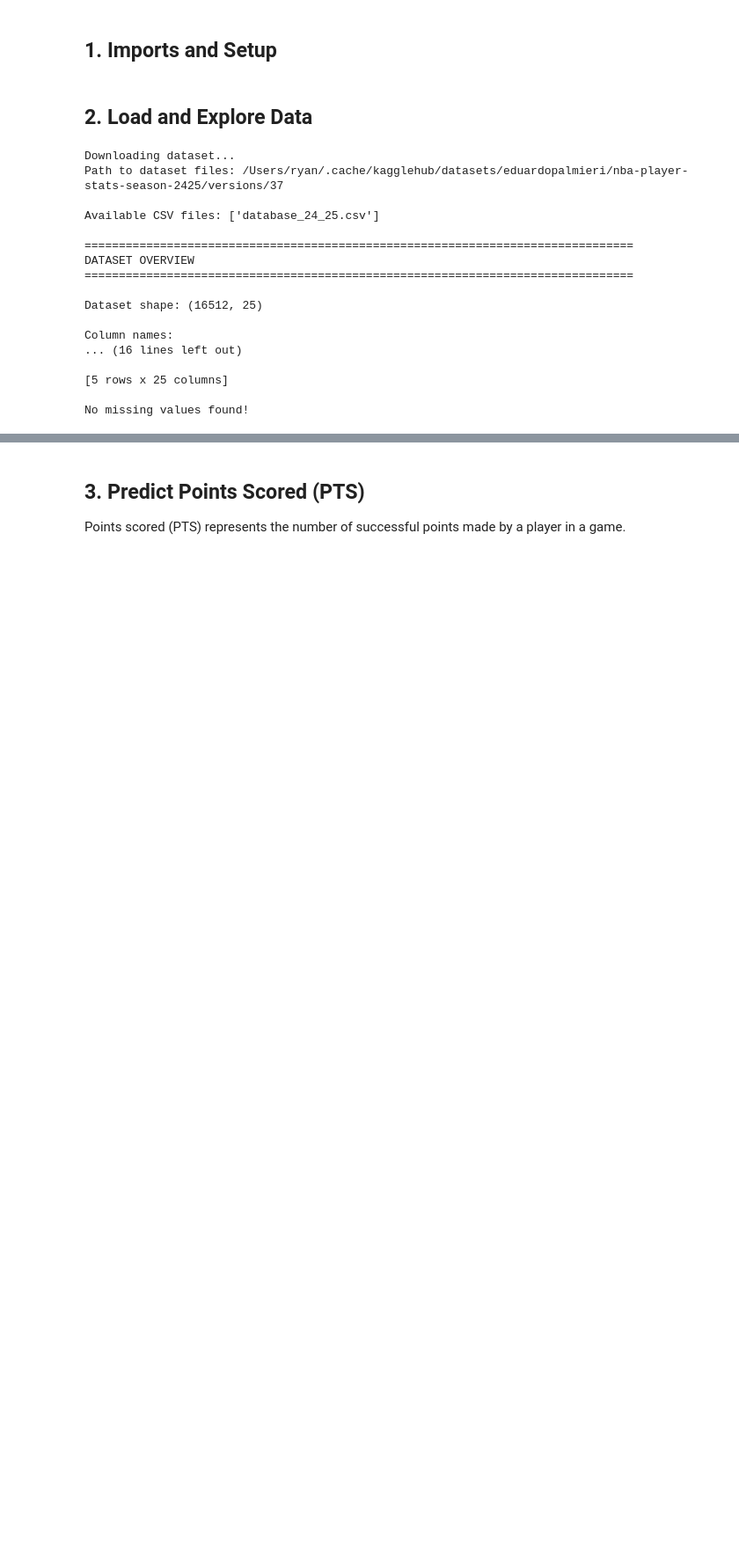
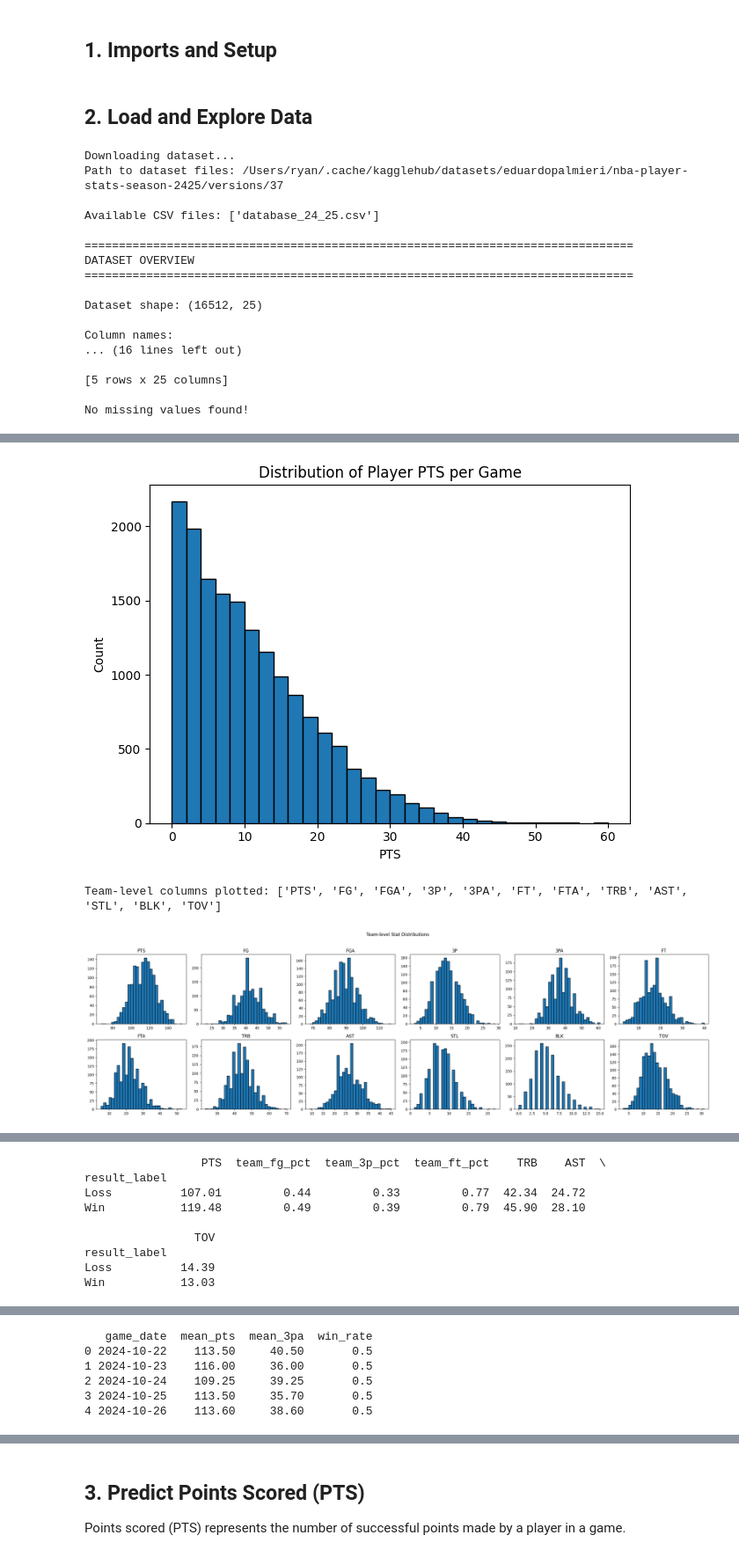
Before and after one commit to ryandielhenn/nba-ml-models, a Jupyter notebook: nba_stats_prediction.ipynb, the cells around one changed output, grey strips where cells are left out. Shown at 88% size. Drawn from its saved outputs; the diff is of its cells as text; code cells hidden in the pictures; blank space fills up the shorter version.

```diff
--- a/nba_stats_prediction.ipynb
+++ b/nba_stats_prediction.ipynb
@@ -43,0 +62,10 @@ No missing values found!
+# %%
+analysis_visuals.plot_player_pts_distribution(player_stats_df)
+analysis_visuals.plot_team_stat_distributions(team_stats_df)
+analysis_visuals.plot_correlation_heatmap(player_stats_df, team_stats_df)
+analysis_visuals.plot_win_loss_feature_comparisons(team_stats_df)
+analysis_visuals.plot_temporal_trends(team_stats_df)
+# %% [output]
+[figure, added]
+Team-level columns plotted: ['PTS', 'FG', 'FGA', '3P', '3PA', 'FT', 'FTA', 'TRB', 'AST', 'STL', 'BLK', 'TOV']
+[figure, added]
@@ -43,0 +74,9 @@ No missing values found!
+                 PTS  team_fg_pct  team_3p_pct  team_ft_pct    TRB    AST  \
+result_label
+Loss          107.01         0.44         0.33         0.77  42.34  24.72
+Win           119.48         0.49         0.39         0.79  45.90  28.10
+
+                TOV
+result_label
+Loss          14.39
+Win           13.03
@@ -43,0 +84,6 @@ No missing values found!
+   game_date  mean_pts  mean_3pa  win_rate
+0 2024-10-22    113.50     40.50       0.5
+1 2024-10-23    116.00     36.00       0.5
+2 2024-10-24    109.25     39.25       0.5
+3 2024-10-25    113.50     35.70       0.5
+4 2024-10-26    113.60     38.60       0.5
```
Also changed, not shown: parts of 6 cells of this notebook, 1 other file.
